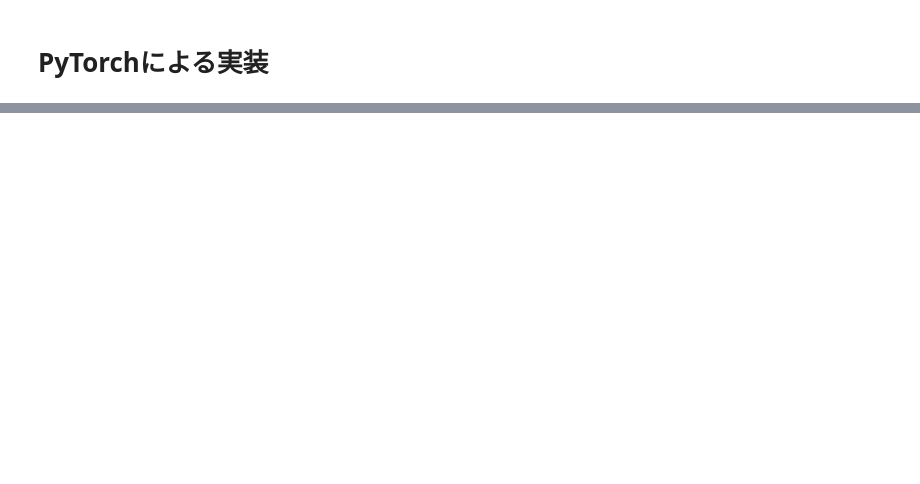
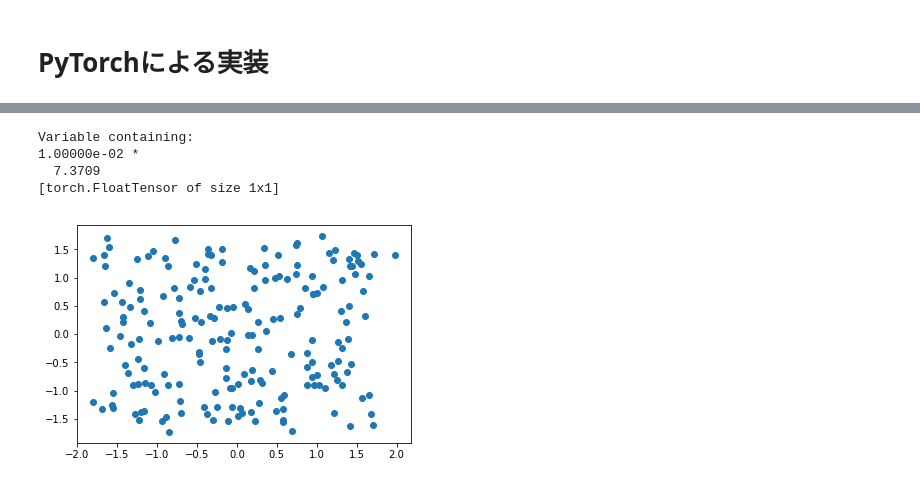
Before and after one commit to kskkwn/notebooks, a Jupyter notebook: CCA/Untitled.ipynb, the cells around one changed output, grey strips where cells are left out. Drawn from its saved outputs; the diff is of its cells as text; code cells hidden in the pictures; blank space fills up the shorter version.

```diff
--- a/CCA/Untitled.ipynb
+++ b/CCA/Untitled.ipynb
@@ -166,0 +162,9 @@ Variable containing:
+# %%
+plt.scatter(x_t, y_t)
+cca_score
+# %% [output]
+Variable containing:
+1.00000e-02 *
+  7.3709
+[torch.FloatTensor of size 1x1]
+[figure, added]
```
Also changed, not shown: parts of 28 cells of this notebook.
